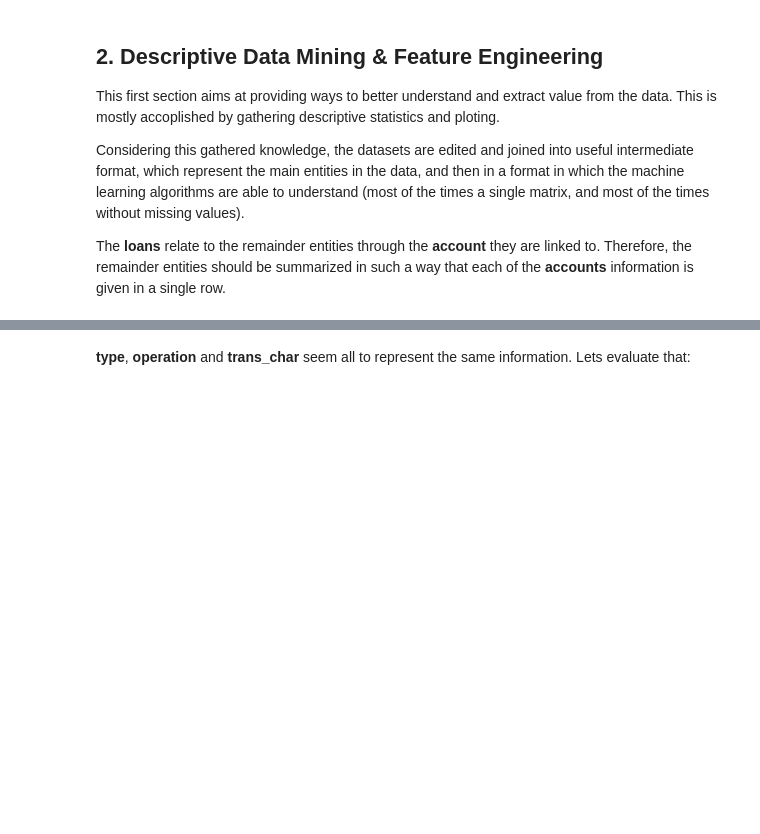
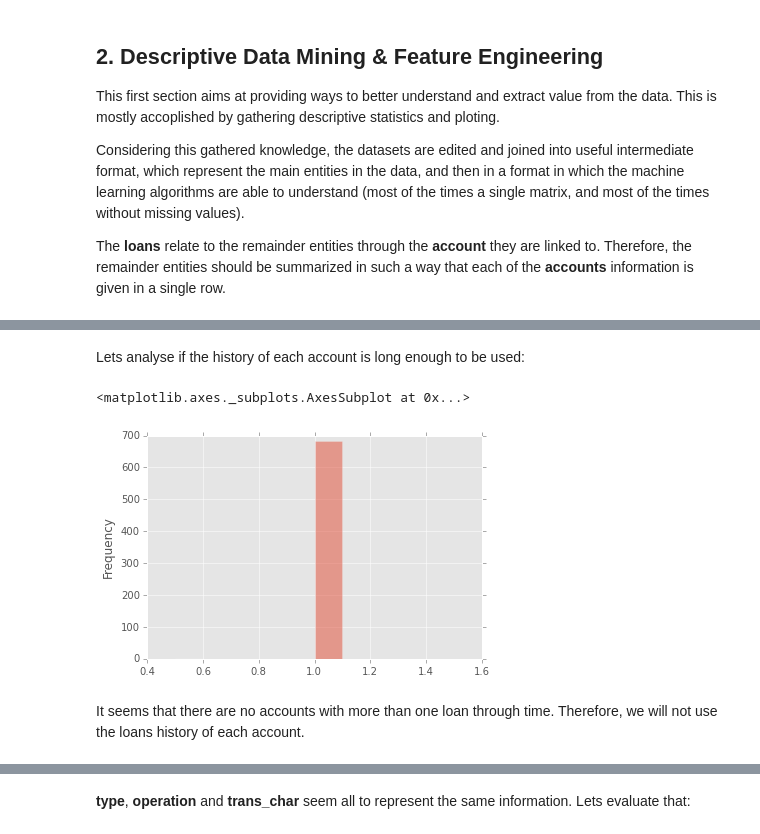
Before and after one commit to diogojapinto/banking-project, a Jupyter notebook: Banking Project - Rui.ipynb, the cells around one changed output, grey strips where cells are left out. Saved outputs shown, nothing was run; the diff lists cells and outputs as text; code cells hidden in the pictures; blank space fills up the shorter version.

```diff
--- a/Banking Project - Rui.ipynb
+++ b/Banking Project - Rui.ipynb
@@ -341,0 +422,10 @@ But before making any assumption, we should extract simple statistics about the
+# %% [markdown]
+Lets analyse if the history of each account is long enough to be used:
+# %%
+loans_hist_df = loans_summary_df[['A_cnt', 'B_cnt', 'C_cnt', 'D_cnt']].sum(axis='columns')
+loans_hist_df.plot(kind='hist', alpha=0.5)
+# %% [output]
+<matplotlib.axes._subplots.AxesSubplot at 0x...>
+[figure, added]
+# %% [markdown]
+It seems that there are no accounts with more than one loan through time. Therefore, we will not use the loans history of each account.
```
Also changed, not shown: parts of 80 cells of this notebook.
